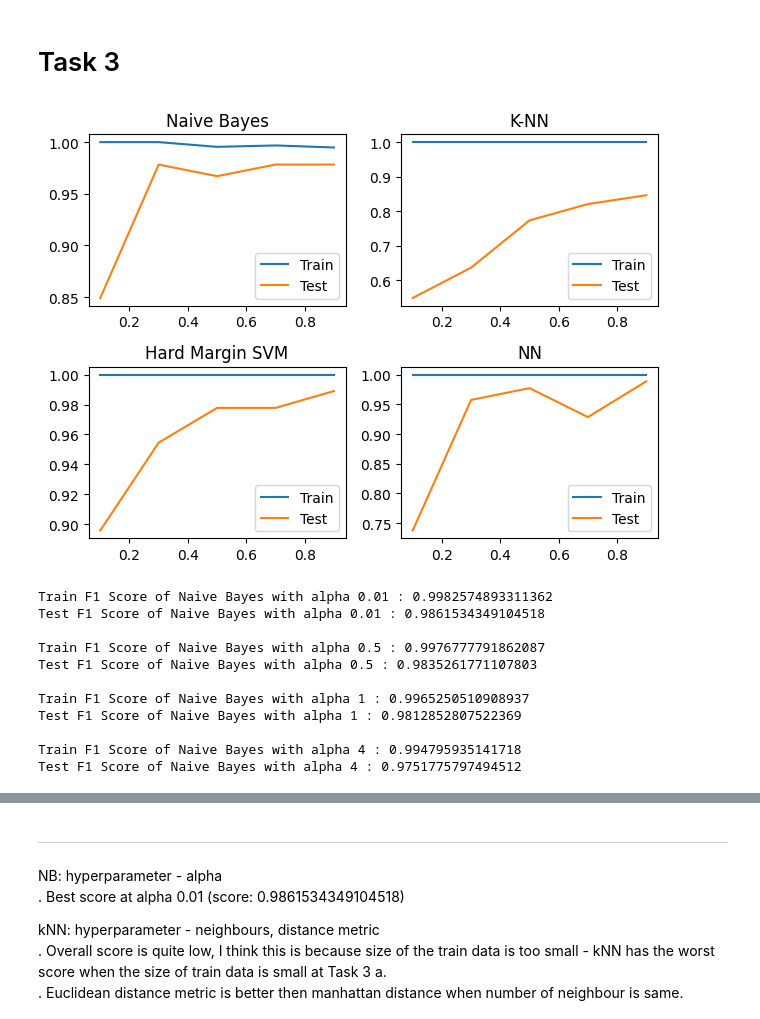
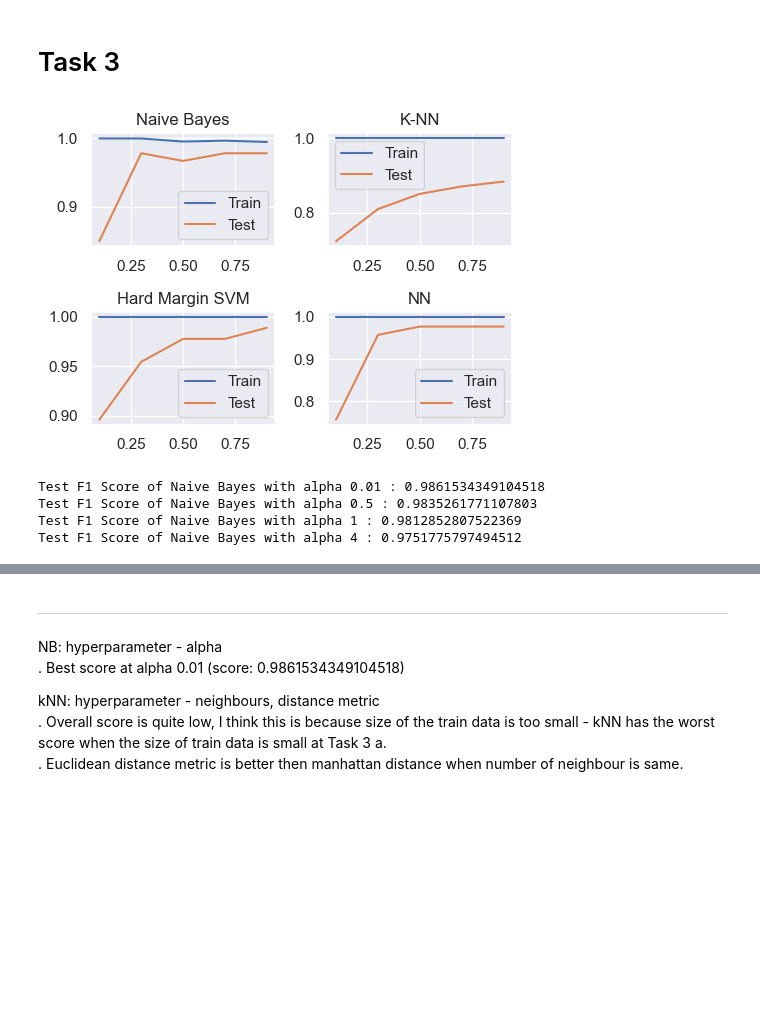
Before and after one commit to csprono/CS361-A3, a Jupyter notebook: task4.ipynb, the cells around one changed output, grey strips where cells are left out. Drawn from its saved outputs; the diff is of its cells as text; code cells hidden in the pictures; blank space fills up the shorter version.

```diff
--- a/task4.ipynb
+++ b/task4.ipynb
@@ -202,12 +207,12 @@ pca = PCA(n_components=2)
 
 x_train_pca = pca.fit_transform(x_train)
 
-hm_svm = SVC(kernel='rbf', C=10**10)
+hm_svm = SVC(kernel='rbf', C=10**10, gamma='scale')
 hm_svm.fit(x_train_pca, y_train)
 
 sns.set_theme(rc={'figure.figsize':(5,3.75)})
 surface_plot_display = DecisionBoundaryDisplay.from_estimator(hm_svm, x_train_pca,
-    grid_resolution=400, plot_method='contourf', response_method='predict', cmap = 'coolwarm', alpha = 0.6, gamma='scale')
+    grid_resolution=400, plot_method='contourf', response_method='predict', cmap = 'coolwarm', alpha = 0.6)
 surface_plot_display.ax_.scatter(x_train_pca[:,0], x_train_pca[:,1], c=y_train, cmap='coolwarm', edgecolor="k")
 # %% [output]
 <matplotlib.collections.PathCollection at 0x...>
@@ -228,11 +233,10 @@ nn = MLPClassifier(
     max_iter=100
 )
 for i, hidden_units in enumerate(hidden_units_list):
-    nn.set_params(hidden_layer_sizes = hidden_units, max_iter = 1)
+    nn.set_params(hidden_layer_sizes = hidden_units)
     # Set up a dummy fit to change the weights
     nn.fit([[0]], [1])
     # Create our initial weights:
-    nn.set_params(max_iter = 100)
     nn.coefs_ = [np.array([random.uniform(0,0.1) for _ in range(hidden_units)]) for k in range(2)]
     nn.intercepts_ = [random.uniform(0,0.1) for _ in range(2)]
 
@@ -265,19 +269,19 @@ def plot_f1score_against_train_size(model, m_array = [0.1, 0.3, 0.5, 0.7, 0.9]):
 # %%
 plt.subplot(2,2,1)
 plot_f1score_against_train_size(MultinomialNB())
 plt.title("Naive Bayes")
 plt.subplot(2,2,2)
-plot_f1score_against_train_size(KNeighborsClassifier(n_neighbors=1, metric='minkowski', p=2))
+plot_f1score_against_train_size(KNeighborsClassifier(n_neighbors=1, metric='chebyshev', p=2))
 plt.title("K-NN")
 plt.subplot(2,2,3)
-plot_f1score_against_train_size(SVC(kernel='rbf', C=10**10))
+plot_f1score_against_train_size(SVC(kernel='rbf', C=10**10, gamma='scale'))
 plt.title("Hard Margin SVM")
 plt.subplot(2,2,4)
-plot_f1score_against_train_size(MLPClassifier(learning_rate='constant', learning_rate_init=0.01, max_iter=100))
+plot_f1score_against_train_size(MLPClassifier(learning_rate='constant', learning_rate_init=0.01, max_iter=100, random_state=420))
 plt.title("NN")
 plt.tight_layout()
 # %% [output]
-[figure, old version]
+[figure, new version]
 # %%
 # Task 3 b)
 '''
@@ -296,23 +298,13 @@ def five_fold(model, name):
     print(f"Test F1 Score of {name} : {test_acc}")
 # %%
 five_fold(MultinomialNB(alpha = 0.01), 'Naive Bayes with alpha 0.01')
-print()
 five_fold(MultinomialNB(alpha = 0.5), 'Naive Bayes with alpha 0.5')
-print()
 five_fold(MultinomialNB(alpha = 1), 'Naive Bayes with alpha 1')
-print()
 five_fold(MultinomialNB(alpha = 4), 'Naive Bayes with alpha 4')
 # %% [output]
-Train F1 Score of Naive Bayes with alpha 0.01 : 0.9982574893311362
 Test F1 Score of Naive Bayes with alpha 0.01 : 0.9861534349104518
-
-Train F1 Score of Naive Bayes with alpha 0.5 : 0.9976777791862087
 Test F1 Score of Naive Bayes with alpha 0.5 : 0.9835261771107803
-
-Train F1 Score of Naive Bayes with alpha 1 : 0.9965250510908937
 Test F1 Score of Naive Bayes with alpha 1 : 0.9812852807522369
-
-Train F1 Score of Naive Bayes with alpha 4 : 0.994795935141718
 Test F1 Score of Naive Bayes with alpha 4 : 0.9751775797494512
 # %%
 five_fold(KNeighborsClassifier(n_neighbors=1, metric='euclidean'), 'kNN with 1 neighbours, euclidean distance')
```
Also changed, not shown: parts of 10 cells of this notebook.
